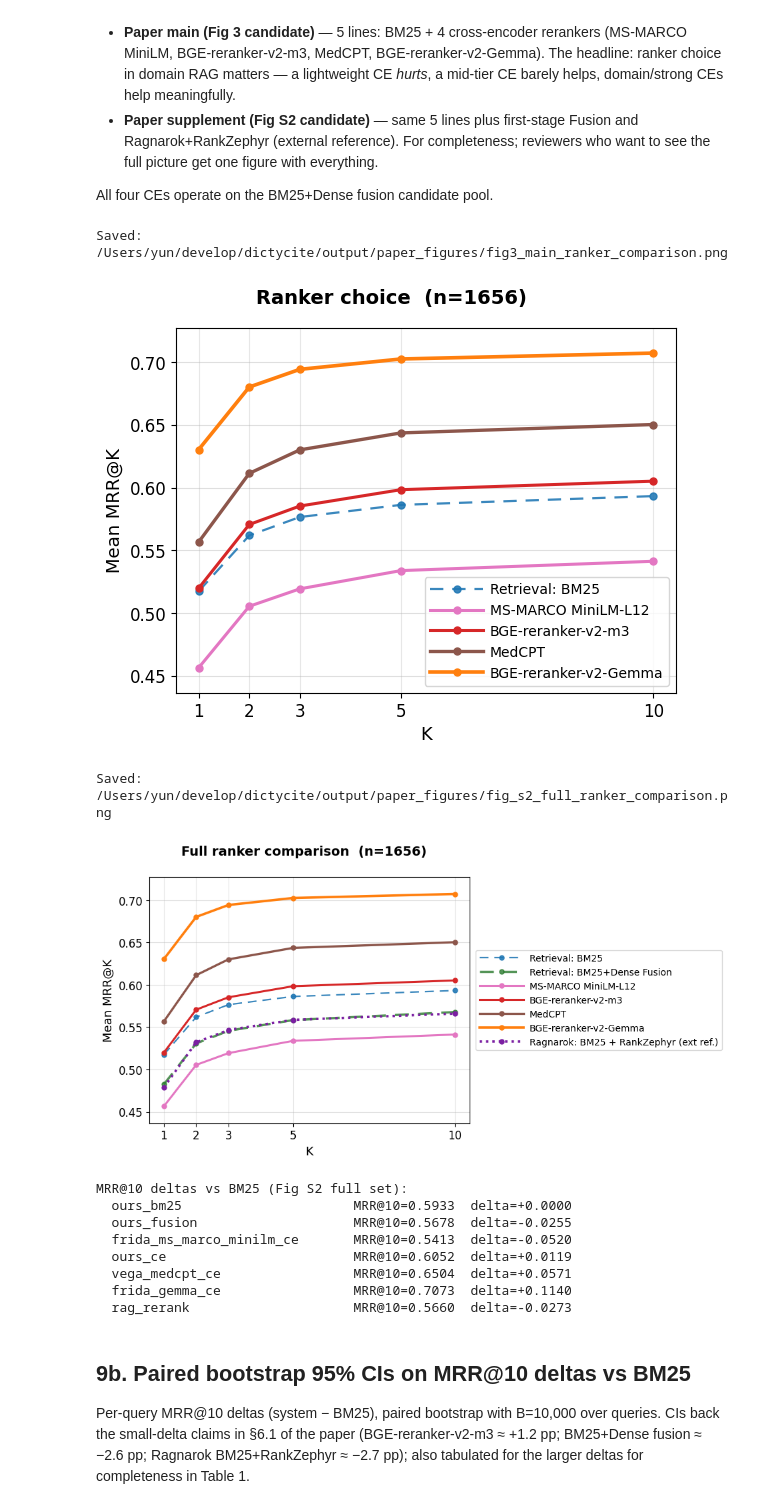
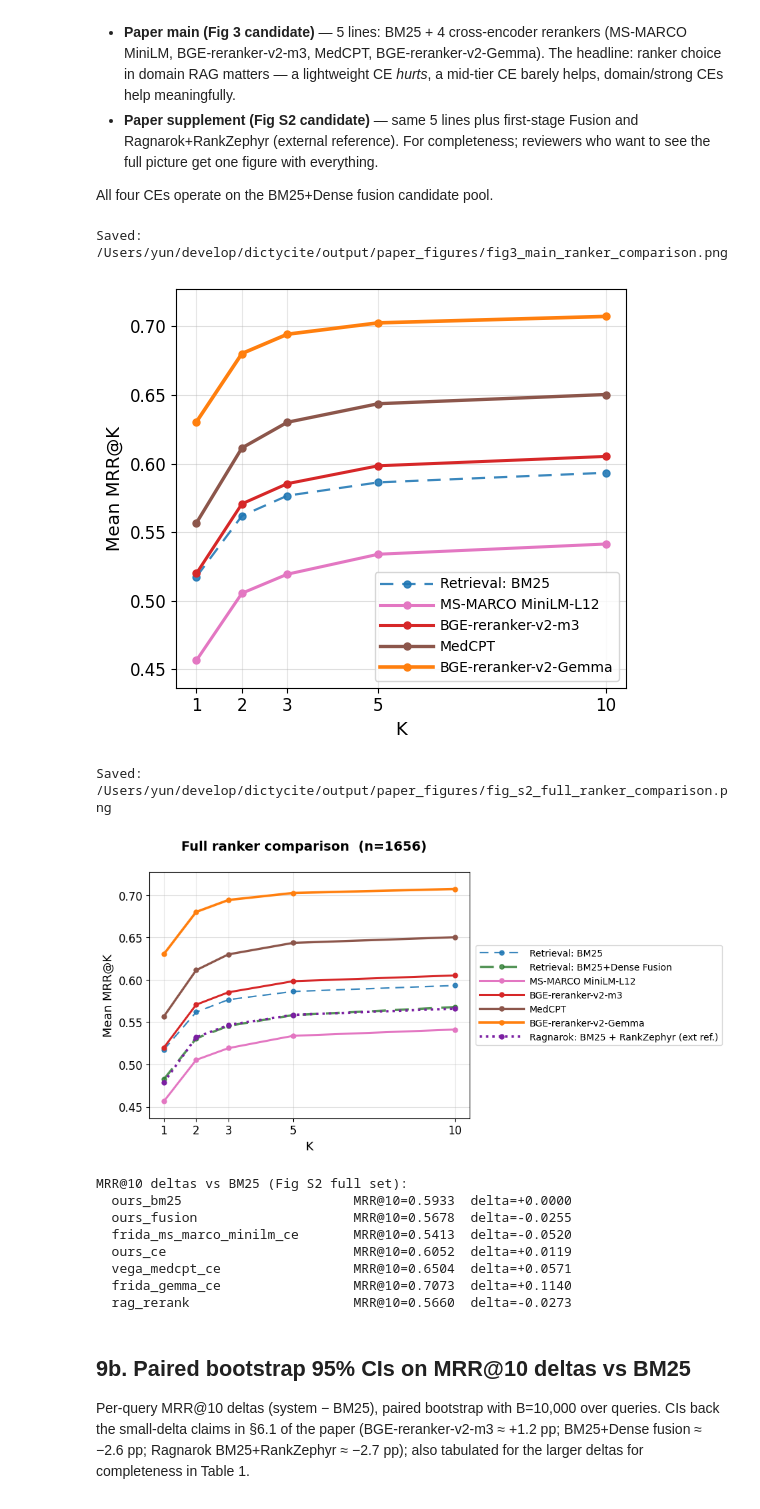
Before and after one commit to fulaibaowang/dictycite, a Jupyter notebook: notebooks/ragnarok_comparison.ipynb, the cells around one changed output. Drawn from its saved outputs; the diff is of its cells as text; code cells hidden in the pictures.

Commit message:
update paper figures

```diff
--- a/notebooks/ragnarok_comparison.ipynb
+++ b/notebooks/ragnarok_comparison.ipynb
@@ -529,11 +529,16 @@ def _plot_mrr_curves(
     title: str,
     *,
     legend_outside_right: bool = False,
+    show_title: bool = True,
+    fig_width: float | None = None,
 ):
     keys = [k for k in method_keys if k in runs]
     mrr = {m: mean_at_ks(runs[m], qrels, fig9_ks, mrr_at_k) for m in keys}
 
-    fig_w = 6.2 if legend_outside_right else 6.0
+    if fig_width is not None:
+        fig_w = fig_width
+    else:
+        fig_w = 6.2 if legend_outside_right else 6.0
     fig, ax = plt.subplots(figsize=(fig_w, 4.8))
     for m in keys:
         style = dict(ALL_METHOD_STYLE[m])
@@ -563,41 +568,45 @@ def _plot_mrr_curves(
         )
     else:
         ax.legend(fontsize=10, loc="lower right", handlelength=3.8, handletextpad=0.5)
-    fig.suptitle(f"{title}  (n={len(qrels)})", fontsize=14, fontweight="bold")
+    if show_title:
+        fig.suptitle(f"{title}  (n={len(qrels)})", fontsize=14, fontweight="bold")
     if legend_outside_right:
-        plt.tight_layout(rect=[0, 0, 0.58, 0.93])
+        top = 0.93 if show_title else 1.0
+        plt.tight_layout(rect=[0, 0, 0.58, top])
     else:
         plt.tight_layout()
     plt.savefig(out_path, dpi=150, bbox_inches="tight")
     print("Saved:", out_path)
     plt.show()
     return mrr
 
 
 fig3_mrr = _plot_mrr_curves(
     FIG3_MAIN_KEYS,
     paper_figures_dir / "fig3_main_ranker_comparison.png",
-    "Ranker choice",
+    "Reranker choice",
+    show_title=False,
+    fig_width=5.5,
 )
 
 fig_s2_mrr = _plot_mrr_curves(
     FIG_S2_KEYS,
     paper_figures_dir / "fig_s2_full_ranker_comparison.png",
     "Full ranker comparison",
     legend_outside_right=True,
 )
 
 # Numerical deltas vs BM25 for caption-writing.
 print("\nMRR@10 deltas vs BM25 (Fig S2 full set):")
 base = fig_s2_mrr["ours_bm25"][10]
 for m in FIG_S2_KEYS:
     if m not in fig_s2_mrr:
         continue
     v = fig_s2_mrr[m][10]
     print(f"  {m:30s} MRR@10={v:.4f}  delta={v-base:+.4f}")
 # %% [output]
 Saved: /Users/yun/develop/dictycite/output/paper_figures/fig3_main_ranker_comparison.png
-[figure, old version]
+[figure, new version]
 Saved: /Users/yun/develop/dictycite/output/paper_figures/fig_s2_full_ranker_comparison.png
 [figure]
 MRR@10 deltas vs BM25 (Fig S2 full set):
```
Also changed, not shown: parts of 1 cell of this notebook, 9 other files.
